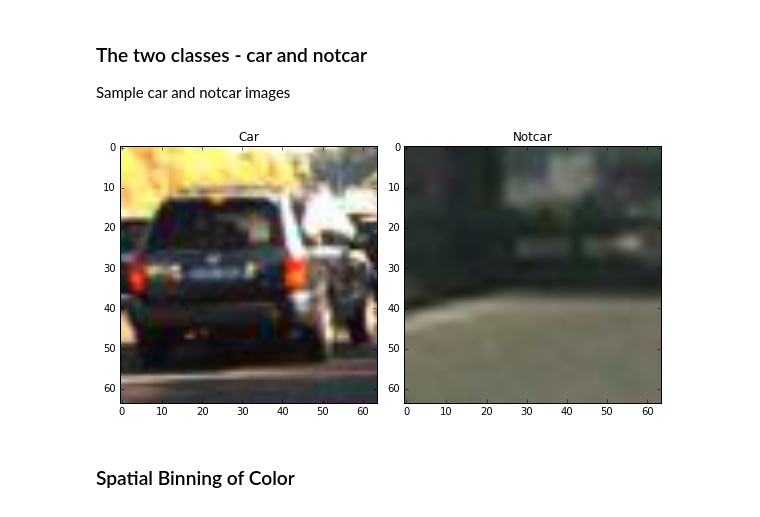
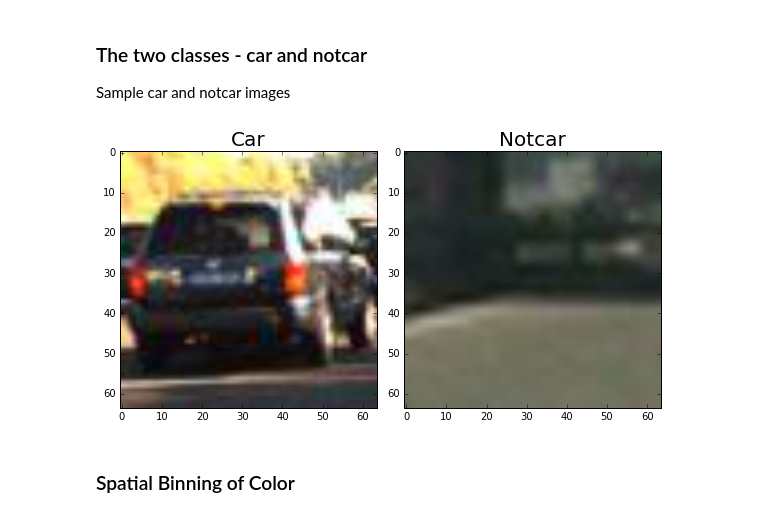
Before and after one commit to allen8r/sdc-vehicle-detection-tracking, a Jupyter notebook: detect-cars.ipynb, the cells around one changed output. Cells and saved outputs as stored; diff of their text form; code cells hidden in the pictures.

```diff
--- a/detect-cars.ipynb
+++ b/detect-cars.ipynb
@@ -29,15 +29,15 @@ Sample car and notcar images
 # %%
 car = mpimg.imread(images_path + 'cars_jpg/519.jpg')
 notcar = mpimg.imread(images_path + 'not-cars_jpg/image428.jpg')
 fig = plt.figure(figsize=(12,6))
 plt.subplot(131)
 plt.imshow(car)
-plt.title('Car')
+plt.title('Car', fontsize=20)
 plt.subplot(132)
 plt.imshow(notcar)
-plt.title('Notcar')
+plt.title('Notcar', fontsize=20)
 fig.tight_layout()
 # %% [output]
-[figure, old version]
+[figure, new version]
 # %% [markdown]
 ### Spatial Binning of Color
```
Also changed, not shown: parts of 22 cells of this notebook, 14 other files.
